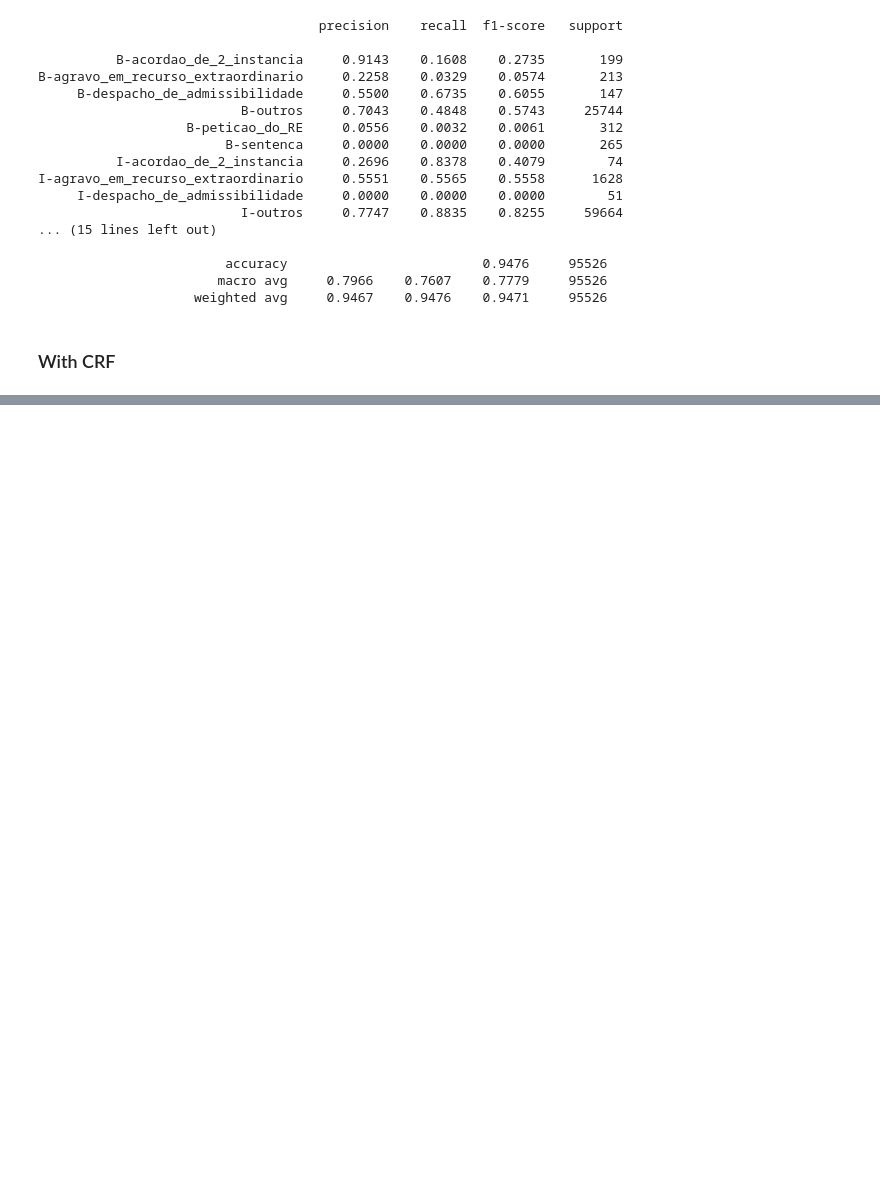
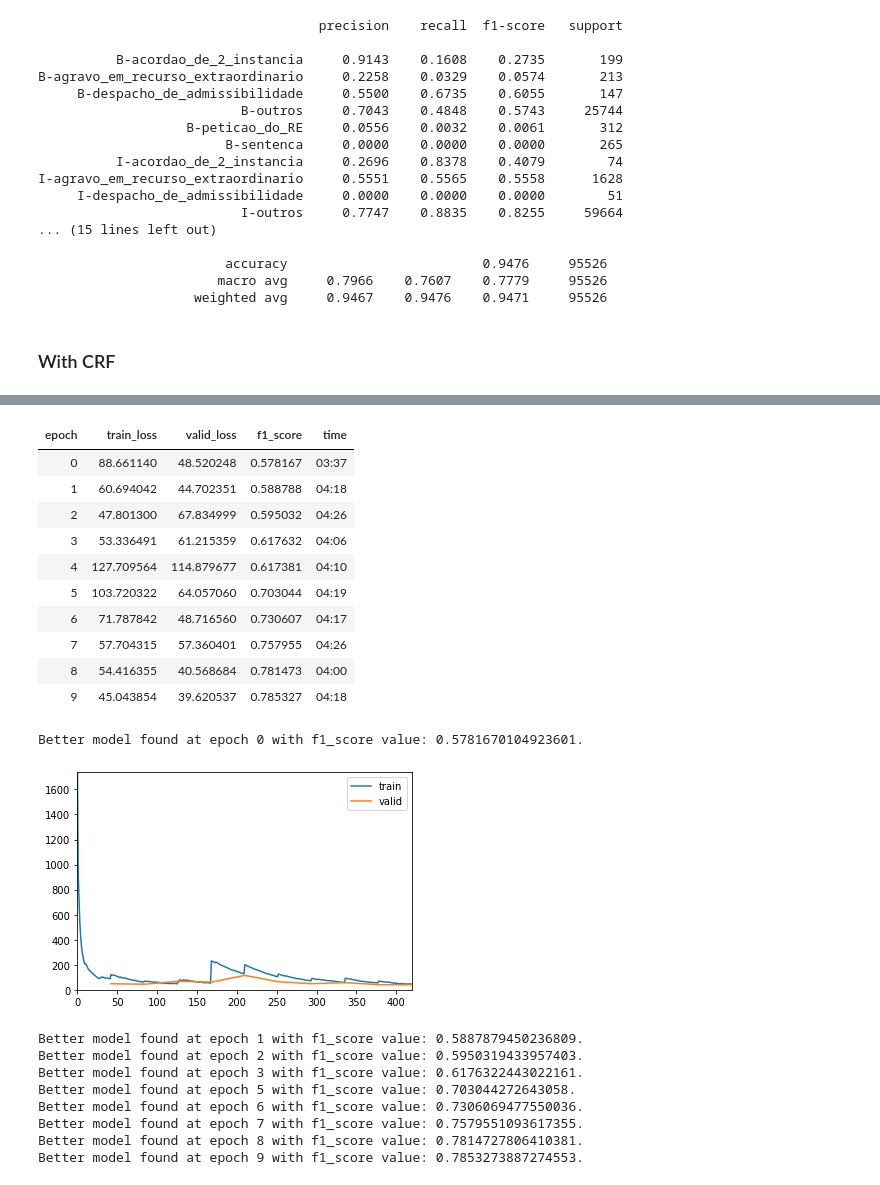
Before and after one commit to peluz/victor-visual-text, a Jupyter notebook: sequence_clf.ipynb, the cells around one changed output, grey strips where cells are left out. Drawn from its saved outputs; the diff is of its cells as text; code cells hidden in the pictures; blank space fills up the shorter version.

```diff
--- a/sequence_clf.ipynb
+++ b/sequence_clf.ipynb
@@ -445,0 +557,27 @@ learn.fit_one_cycle(10, lr_max=1e-2)
+# %%
+learn.add_cbs([SaveModelCallback(monitor='f1_score', fname='best_lstm_crf_256'),
+                                       ShowGraphCallback()])
+# %%
+learn.fit_one_cycle(10, lr_max=1e-2)
+# %% [output]
+| epoch | train_loss | valid_loss | f1_score | time |
+| 0 | 88.661140 | 48.520248 | 0.578167 | 03:37 |
+| 1 | 60.694042 | 44.702351 | 0.588788 | 04:18 |
+| 2 | 47.801300 | 67.834999 | 0.595032 | 04:26 |
+| 3 | 53.336491 | 61.215359 | 0.617632 | 04:06 |
+| 4 | 127.709564 | 114.879677 | 0.617381 | 04:10 |
+| 5 | 103.720322 | 64.057060 | 0.703044 | 04:19 |
+| 6 | 71.787842 | 48.716560 | 0.730607 | 04:17 |
+| 7 | 57.704315 | 57.360401 | 0.757955 | 04:26 |
+| 8 | 54.416355 | 40.568684 | 0.781473 | 04:00 |
+| 9 | 45.043854 | 39.620537 | 0.785327 | 04:18 |
+Better model found at epoch 0 with f1_score value: 0.5781670104923601.
+[figure, added]
+Better model found at epoch 1 with f1_score value: 0.5887879450236809.
+Better model found at epoch 2 with f1_score value: 0.5950319433957403.
+Better model found at epoch 3 with f1_score value: 0.6176322443022161.
+Better model found at epoch 5 with f1_score value: 0.703044272643058.
+Better model found at epoch 6 with f1_score value: 0.7306069477550036.
+Better model found at epoch 7 with f1_score value: 0.7579551093617355.
+Better model found at epoch 8 with f1_score value: 0.7814727806410381.
+Better model found at epoch 9 with f1_score value: 0.7853273887274553.
```
Also changed, not shown: parts of 17 cells of this notebook, 1 other file.
